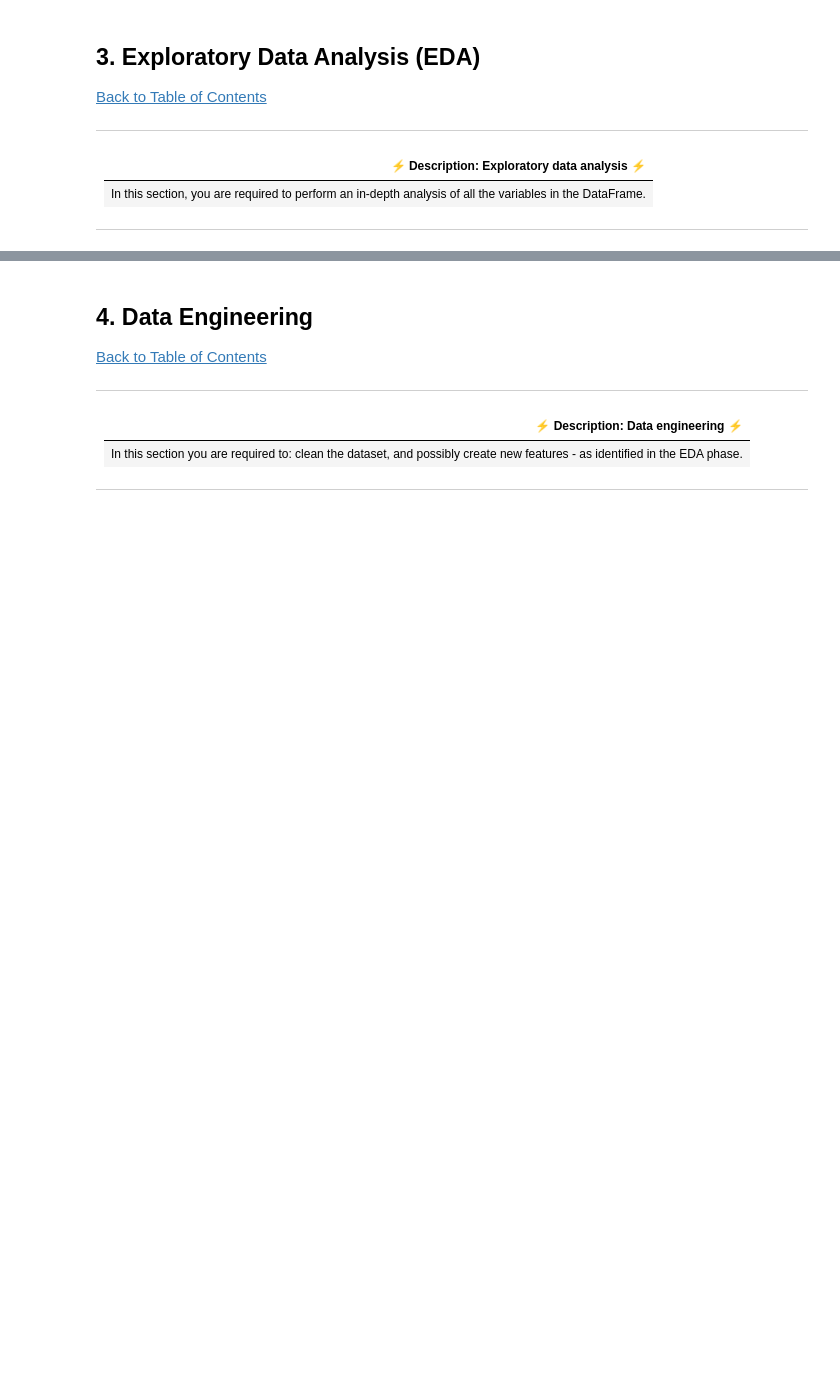
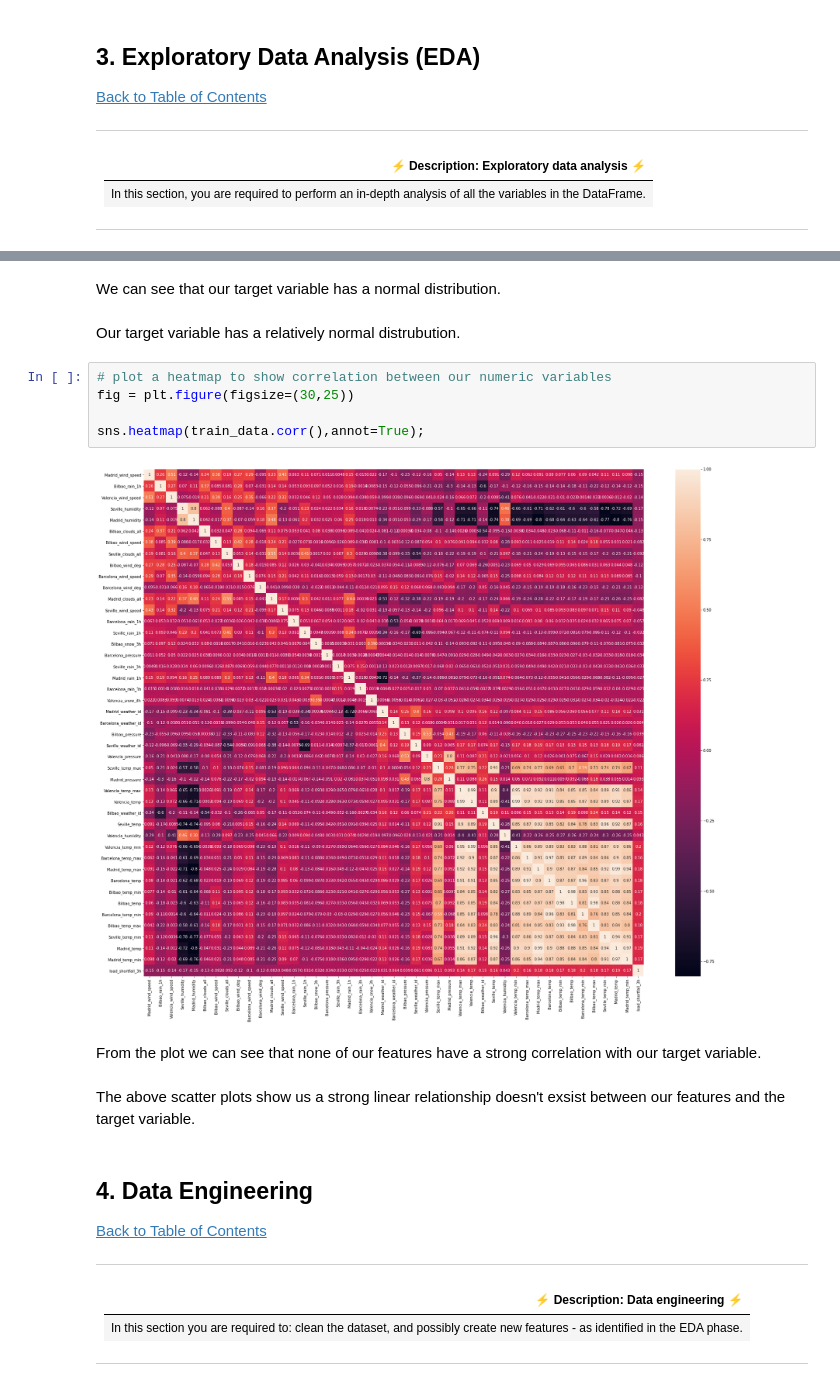
Before and after one commit to manlikesolomon/-RR12-Machine-Learning, a Jupyter notebook: starter-notebook.ipynb, the cells around one changed output, grey strips where cells are left out. Cells and saved outputs as stored; diff of their text form; blank space fills up the shorter version.

```diff
--- a/starter-notebook.ipynb
+++ b/starter-notebook.ipynb
@@ -238,3 +236,18 @@ NumExpr defaulting to 8 threads.
+# %% [markdown]
+We can see that our target variable has a normal distribution.
+# %% [markdown]
+Our target variable has a relatively normal distrubution.
+# %%
+# plot a heatmap to show correlation between our numeric variables
+fig = plt.figure(figsize=(30,25))
+
+sns.heatmap(train_data.corr(),annot=True);
+# %% [output]
+[figure, added]
+# %% [markdown]
+From the plot we can see that none of our features have a strong correlation with our target variable.
+# %% [markdown]
+The above scatter plots show us a strong linear relationship doesn't exsist between our features and the target variable.
 # %% [markdown]
 <a id="four"></a>
 ## 4. Data Engineering
```
Also changed, not shown: parts of 60 cells of this notebook.
